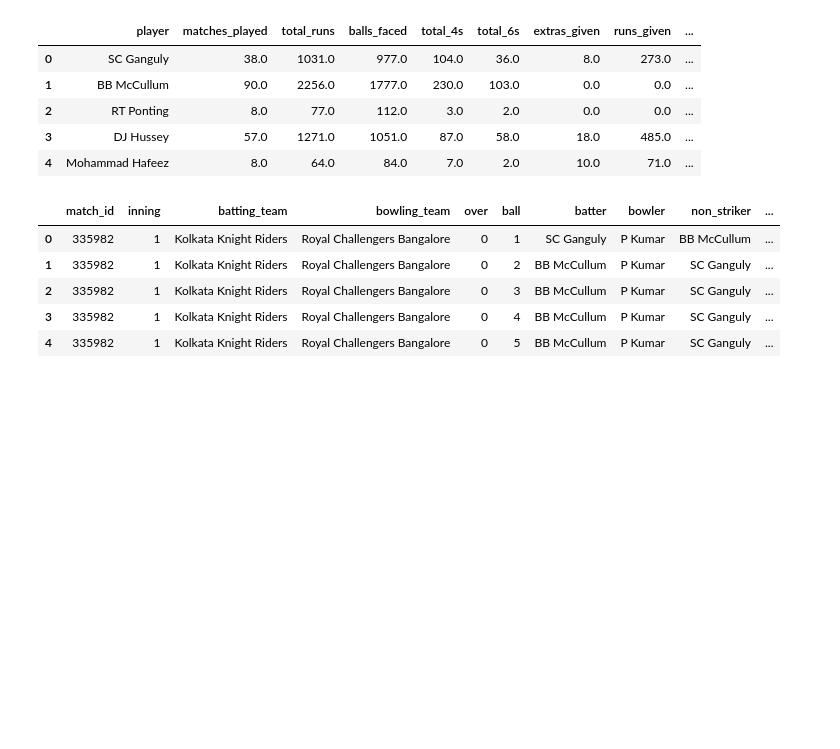
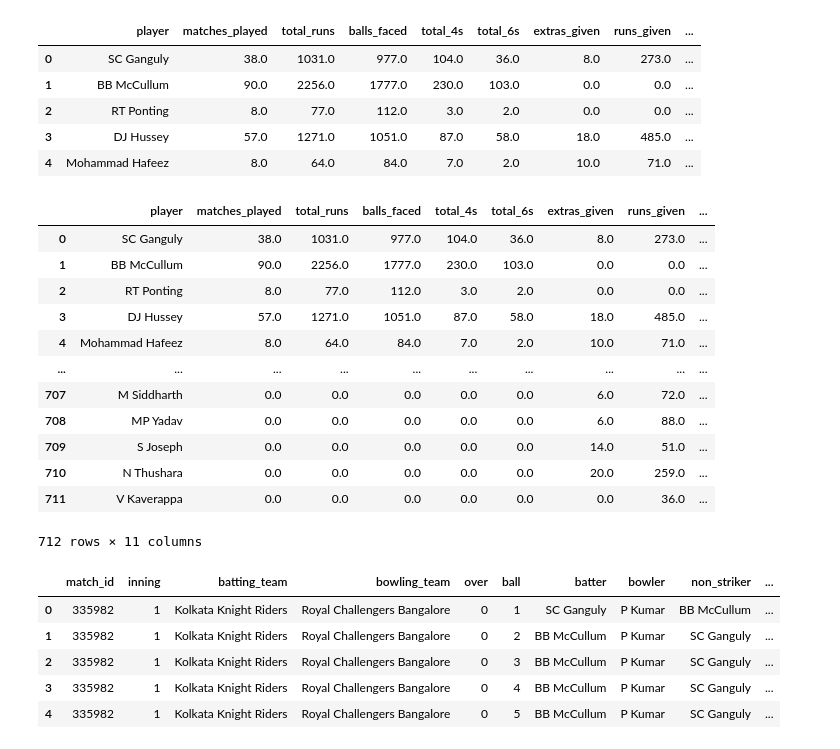
Before and after one commit to vineetsharma9252/New_Cricket_Cast, a Jupyter notebook: src/Feature_Engineering.ipynb, the cells around one changed output. Drawn from its saved outputs; the diff is of its cells as text; code cells hidden in the pictures; blank space fills up the shorter version.

```diff
--- a/src/Feature_Engineering.ipynb
+++ b/src/Feature_Engineering.ipynb
@@ -87,3 +87,21 @@ players_stats.head()
 | 2 | RT Ponting | 8.0 | 77.0 | 112.0 | 3.0 | 2.0 | 0.0 | 0.0 | ... |
 | 3 | DJ Hussey | 57.0 | 1271.0 | 1051.0 | 87.0 | 58.0 | 18.0 | 485.0 | ... |
 | 4 | Mohammad Hafeez | 8.0 | 64.0 | 84.0 | 7.0 | 2.0 | 10.0 | 71.0 | ... |
+# %%
+players_stats['player_code'] = players_stats.index+1
+# %%
+players_stats
+# %% [output]
+|  | player | matches_played | total_runs | balls_faced | total_4s | total_6s | extras_given | runs_given | ... |
+| 0 | SC Ganguly | 38.0 | 1031.0 | 977.0 | 104.0 | 36.0 | 8.0 | 273.0 | ... |
+| 1 | BB McCullum | 90.0 | 2256.0 | 1777.0 | 230.0 | 103.0 | 0.0 | 0.0 | ... |
+| 2 | RT Ponting | 8.0 | 77.0 | 112.0 | 3.0 | 2.0 | 0.0 | 0.0 | ... |
+| 3 | DJ Hussey | 57.0 | 1271.0 | 1051.0 | 87.0 | 58.0 | 18.0 | 485.0 | ... |
+| 4 | Mohammad Hafeez | 8.0 | 64.0 | 84.0 | 7.0 | 2.0 | 10.0 | 71.0 | ... |
+| ... | ... | ... | ... | ... | ... | ... | ... | ... | ... |
+| 707 | M Siddharth | 0.0 | 0.0 | 0.0 | 0.0 | 0.0 | 6.0 | 72.0 | ... |
+| 708 | MP Yadav | 0.0 | 0.0 | 0.0 | 0.0 | 0.0 | 6.0 | 88.0 | ... |
+| 709 | S Joseph | 0.0 | 0.0 | 0.0 | 0.0 | 0.0 | 14.0 | 51.0 | ... |
+| 710 | N Thushara | 0.0 | 0.0 | 0.0 | 0.0 | 0.0 | 20.0 | 259.0 | ... |
+| 711 | V Kaverappa | 0.0 | 0.0 | 0.0 | 0.0 | 0.0 | 0.0 | 36.0 | ... |
+712 rows × 11 columns
```
Also changed, not shown: parts of 12 cells of this notebook, 3 other files.
